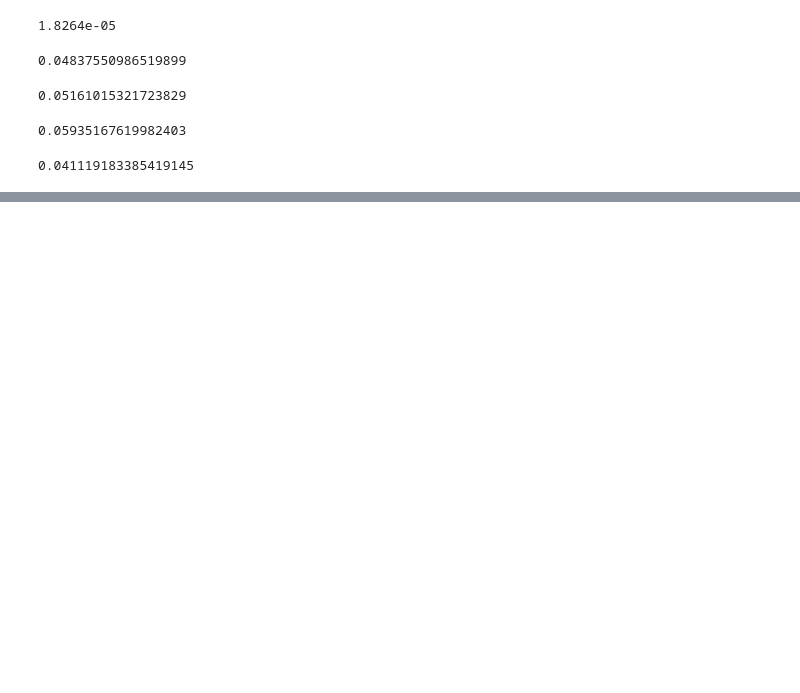
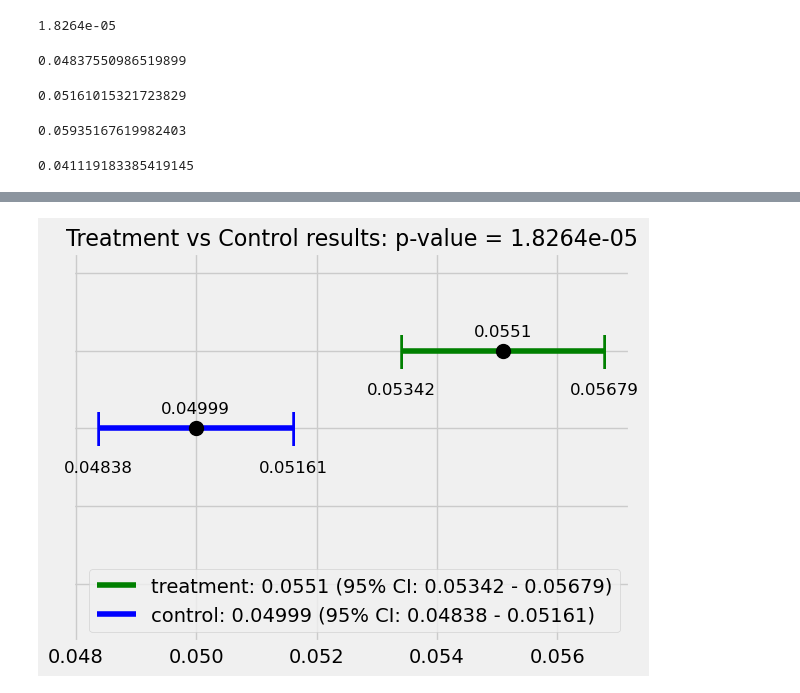
Before and after one commit to dokeeffe87/stats_utils, a Jupyter notebook: notebooks/scratch_work/dev_visualize_ab_results.ipynb, the cells around one changed output, grey strips where cells are left out. Drawn from its saved outputs; the diff is of its cells as text; code cells hidden in the pictures; blank space fills up the shorter version.

```diff
--- a/notebooks/scratch_work/dev_visualize_ab_results.ipynb
+++ b/notebooks/scratch_work/dev_visualize_ab_results.ipynb
@@ -291,0 +344,4 @@ x_min - 0.15*x_min
+# %%
+exp.plot_ab_test_results(df=df_res, save_path='../../../data/', output_filename='ab_test_results')
+# %% [output]
+[figure, added]
```
Also changed, not shown: parts of 4 cells of this notebook, 1 other file.
